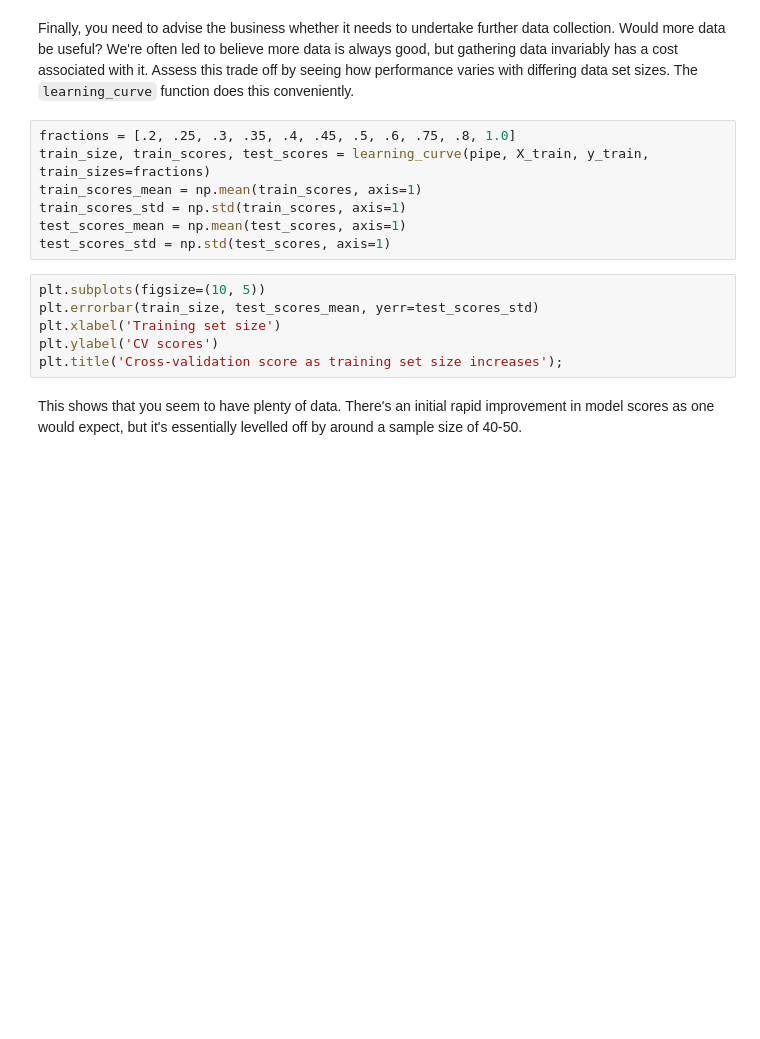
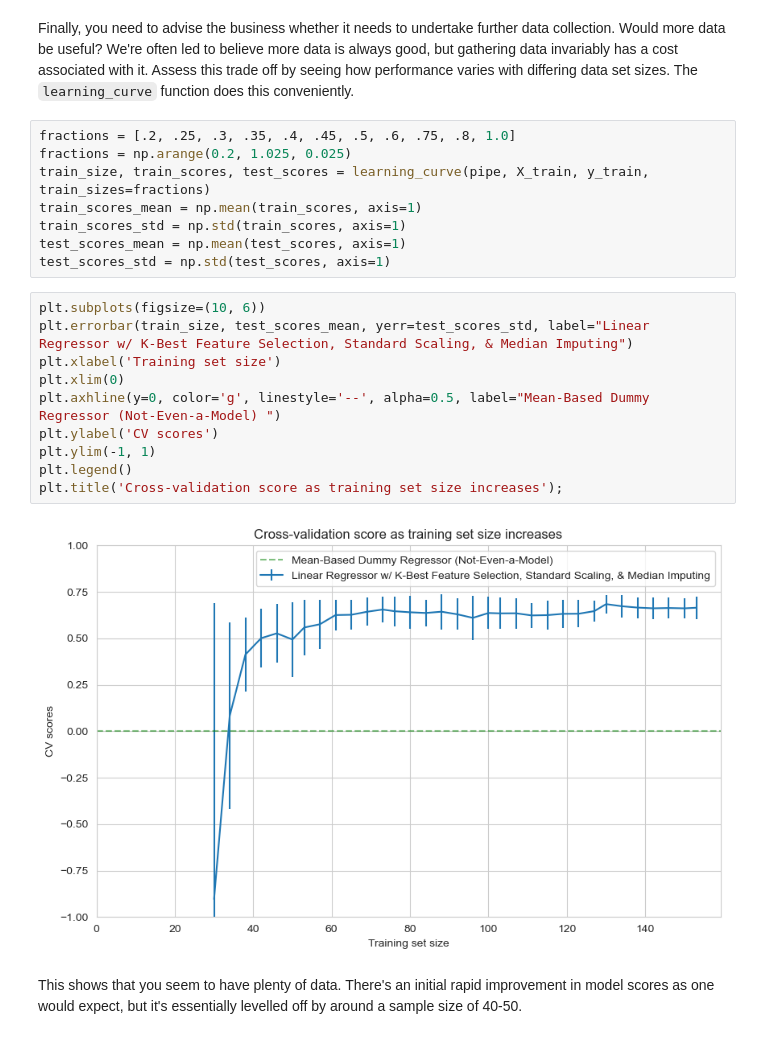
Before and after one commit to TSchwenn/DataScienceGuidedCapstone, a Jupyter notebook: Notebooks/04_preprocessing_and_training.ipynb, the cells around one changed output. Cells and saved outputs as stored; diff of their text form; blank space fills up the shorter version.

Commit message:
preprocessing & training completed up to 4.14 Summary

```diff
--- a/Notebooks/04_preprocessing_and_training.ipynb
+++ b/Notebooks/04_preprocessing_and_training.ipynb
@@ -1103,17 +1093,24 @@ The random forest model has a lower cross-validation mean absolute error by almo
 Finally, you need to advise the business whether it needs to undertake further data collection. Would more data be useful? We're often led to believe more data is always good, but gathering data invariably has a cost associated with it. Assess this trade off by seeing how performance varies with differing data set sizes. The `learning_curve` function does this conveniently.
 # %%
 fractions = [.2, .25, .3, .35, .4, .45, .5, .6, .75, .8, 1.0]
+fractions = np.arange(0.2, 1.025, 0.025)
 train_size, train_scores, test_scores = learning_curve(pipe, X_train, y_train, train_sizes=fractions)
 train_scores_mean = np.mean(train_scores, axis=1)
 train_scores_std = np.std(train_scores, axis=1)
 test_scores_mean = np.mean(test_scores, axis=1)
 test_scores_std = np.std(test_scores, axis=1)
 # %%
-plt.subplots(figsize=(10, 5))
-plt.errorbar(train_size, test_scores_mean, yerr=test_scores_std)
+plt.subplots(figsize=(10, 6))
+plt.errorbar(train_size, test_scores_mean, yerr=test_scores_std, label="Linear Regressor w/ K-Best Feature Selection, Standard Scaling, & Median Imputing")
 plt.xlabel('Training set size')
+plt.xlim(0)
+plt.axhline(y=0, color='g', linestyle='--', alpha=0.5, label="Mean-Based Dummy Regressor (Not-Even-a-Model) ")
 plt.ylabel('CV scores')
+plt.ylim(-1, 1)
+plt.legend()
 plt.title('Cross-validation score as training set size increases');
+# %% [output]
+[figure, added]
 # %% [markdown]
 This shows that you seem to have plenty of data. There's an initial rapid improvement in model scores as one would expect, but it's essentially levelled off by around a sample size of 40-50.
 # %% [markdown]
```
Also changed, not shown: parts of 11 cells of this notebook.
